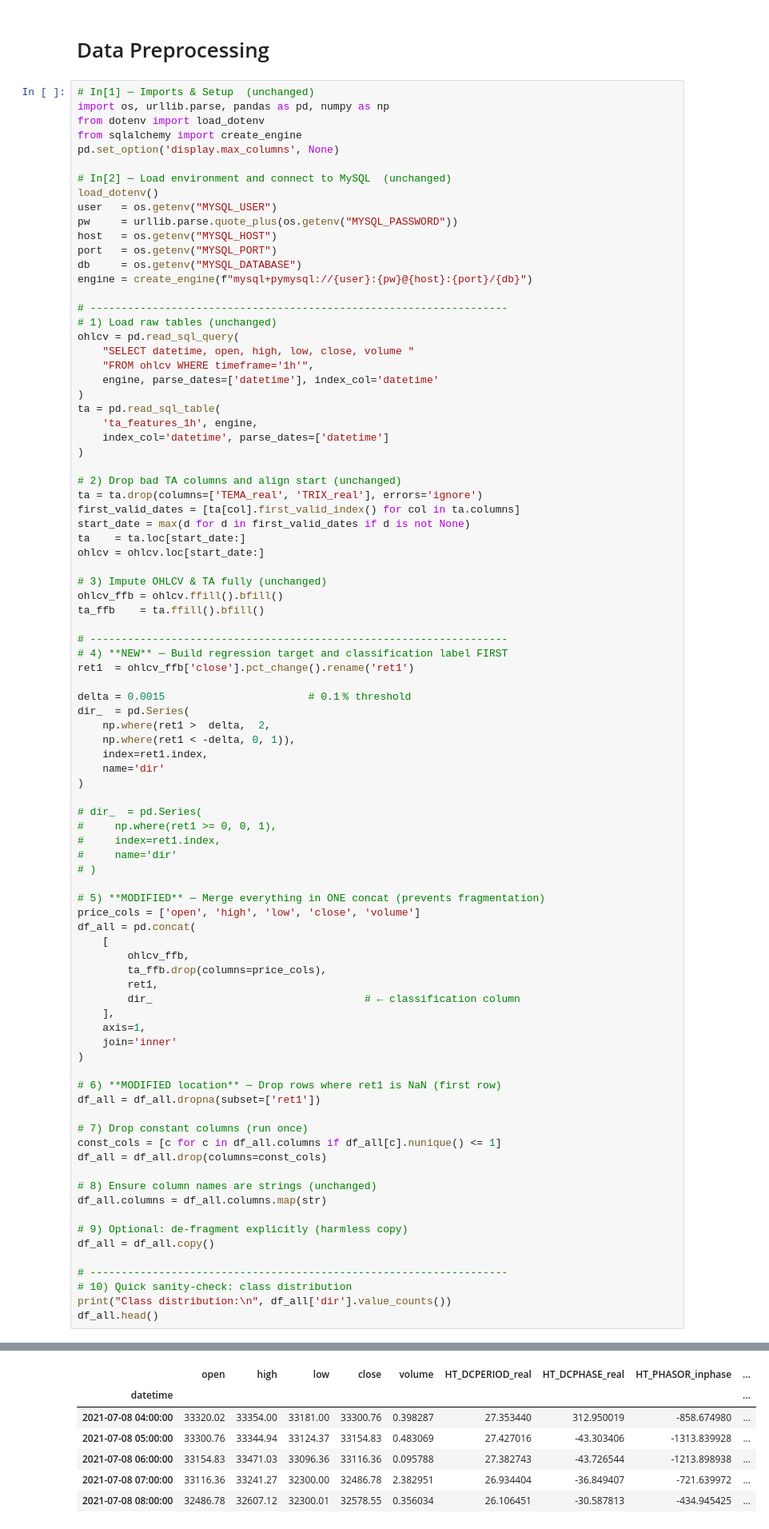
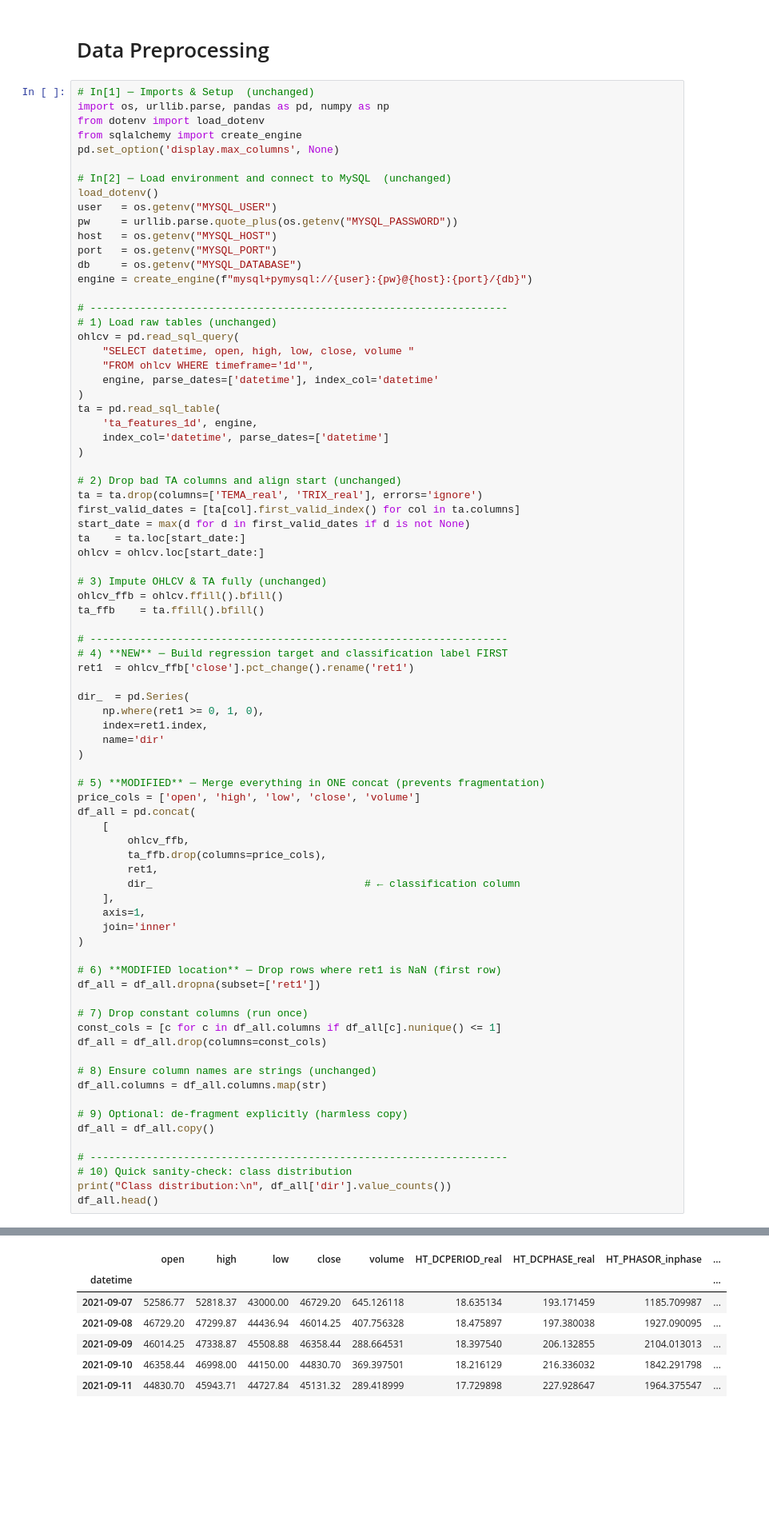
Before and after one commit to dleeim/coracle, a Jupyter notebook: xgboost/EDA.ipynb, the cells around one changed output, grey strips where cells are left out. Shown: that part at 80% size. Drawn from its saved outputs; the diff is of its cells as text; blank space fills up the shorter version.

```diff
--- a/xgboost/EDA.ipynb
+++ b/xgboost/EDA.ipynb
@@ -20,11 +20,11 @@ engine = create_engine(f"mysql+pymysql://{user}:{pw}@{host}:{port}/{db}")
 # 1) Load raw tables (unchanged)
 ohlcv = pd.read_sql_query(
     "SELECT datetime, open, high, low, close, volume "
-    "FROM ohlcv WHERE timeframe='1h'",
+    "FROM ohlcv WHERE timeframe='1d'",
     engine, parse_dates=['datetime'], index_col='datetime'
 )
 ta = pd.read_sql_table(
-    'ta_features_1h', engine,
+    'ta_features_1d', engine,
     index_col='datetime', parse_dates=['datetime']
 )
 
@@ -43,19 +43,11 @@ ta_ffb    = ta.ffill().bfill()
 # 4) **NEW** ─ Build regression target and classification label FIRST
 ret1  = ohlcv_ffb['close'].pct_change().rename('ret1')
 
-delta = 0.0015                       # 0.1 % threshold
 dir_  = pd.Series(
-    np.where(ret1 >  delta,  2,
-    np.where(ret1 < -delta, 0, 1)),
+    np.where(ret1 >= 0, 1, 0),
     index=ret1.index,
     name='dir'
 )
-
-# dir_  = pd.Series(
-#     np.where(ret1 >= 0, 0, 1),
-#     index=ret1.index,
-#     name='dir'
-# )
 
 # 5) **MODIFIED** ─ Merge everything in ONE concat (prevents fragmentation)
 price_cols = ['open', 'high', 'low', 'close', 'volume']
@@ -96,11 +87,11 @@ Class distribution:
 Name: count, dtype: int64
 |  | open | high | low | close | volume | HT_DCPERIOD_real | HT_DCPHASE_real | HT_PHASOR_inphase | ... |
 | datetime |  |  |  |  |  |  |  |  | ... |
-| 2021-07-08 04:00:00 | 33320.02 | 33354.00 | 33181.00 | 33300.76 | 0.398287 | 27.353440 | 312.950019 | -858.674980 | ... |
-| 2021-07-08 05:00:00 | 33300.76 | 33344.94 | 33124.37 | 33154.83 | 0.483069 | 27.427016 | -43.303406 | -1313.839928 | ... |
-| 2021-07-08 06:00:00 | 33154.83 | 33471.03 | 33096.36 | 33116.36 | 0.095788 | 27.382743 | -43.726544 | -1213.898938 | ... |
-| 2021-07-08 07:00:00 | 33116.36 | 33241.27 | 32300.00 | 32486.78 | 2.382951 | 26.934404 | -36.849407 | -721.639972 | ... |
-| 2021-07-08 08:00:00 | 32486.78 | 32607.12 | 32300.01 | 32578.55 | 0.356034 | 26.106451 | -30.587813 | -434.945425 | ... |
+| 2021-09-07 | 52586.77 | 52818.37 | 43000.00 | 46729.20 | 645.126118 | 18.635134 | 193.171459 | 1185.709987 | ... |
+| 2021-09-08 | 46729.20 | 47299.87 | 44436.94 | 46014.25 | 407.756328 | 18.475897 | 197.380038 | 1927.090095 | ... |
+| 2021-09-09 | 46014.25 | 47338.87 | 45508.88 | 46358.44 | 288.664531 | 18.397540 | 206.132855 | 2104.013013 | ... |
+| 2021-09-10 | 46358.44 | 46998.00 | 44150.00 | 44830.70 | 369.397501 | 18.216129 | 216.336032 | 1842.291798 | ... |
+| 2021-09-11 | 44830.70 | 45943.71 | 44727.84 | 45131.32 | 289.418999 | 17.729898 | 227.928647 | 1964.375547 | ... |
 # %%
 import matplotlib.pyplot as plt
 fig, ax = plt.subplots(figsize=(15,5))
```
Also changed, not shown: parts of 12 cells of this notebook.
